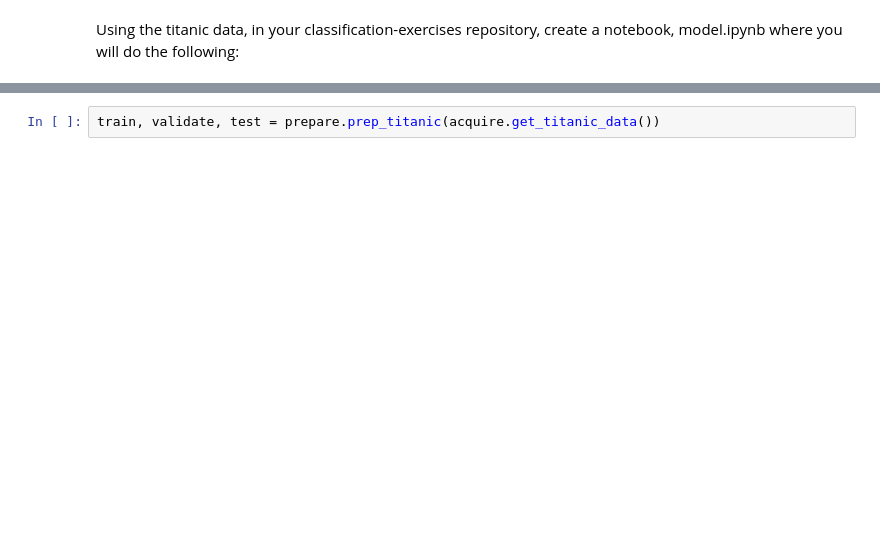
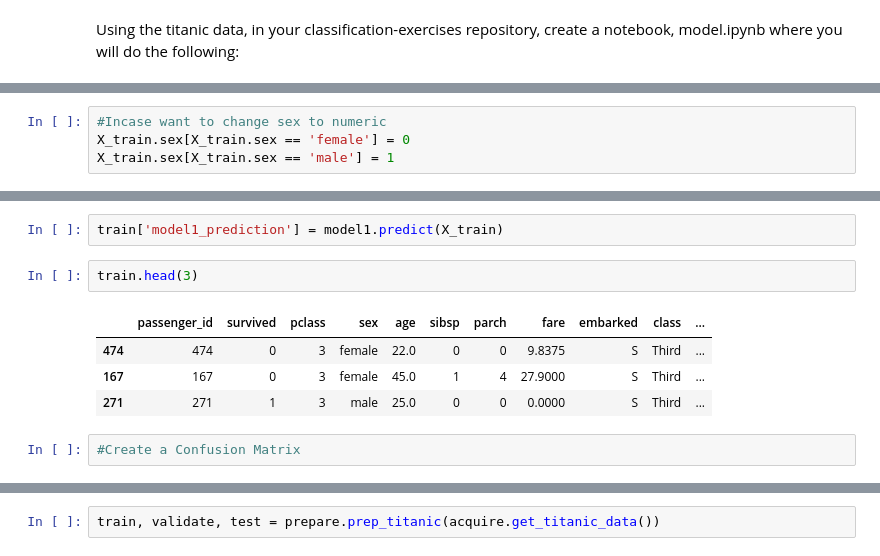
Before and after one commit to RobLMurphy92/classification-exercises, a Jupyter notebook: model.ipynb, the cells around one changed output, grey strips where cells are left out. Cells and saved outputs as stored; diff of their text form; blank space fills up the shorter version.

```diff
--- a/model.ipynb
+++ b/model.ipynb
@@ -29,0 +94,4 @@ warnings.filterwarnings('ignore')
+# %%
+#Incase want to change sex to numeric
+X_train.sex[X_train.sex == 'female'] = 0
+X_train.sex[X_train.sex == 'male'] = 1
@@ -29,0 +135,11 @@ warnings.filterwarnings('ignore')
+# %%
+train['model1_prediction'] = model1.predict(X_train)
+# %%
+train.head(3)
+# %% [output]
+|  | passenger_id | survived | pclass | sex | age | sibsp | parch | fare | embarked | class | ... |
+| 474 | 474 | 0 | 3 | female | 22.0 | 0 | 0 | 9.8375 | S | Third | ... |
+| 167 | 167 | 0 | 3 | female | 45.0 | 1 | 4 | 27.9000 | S | Third | ... |
+| 271 | 271 | 1 | 3 | male | 25.0 | 0 | 0 | 0.0000 | S | Third | ... |
+# %%
+#Create a Confusion Matrix
```
Also changed, not shown: parts of 87 cells of this notebook.
